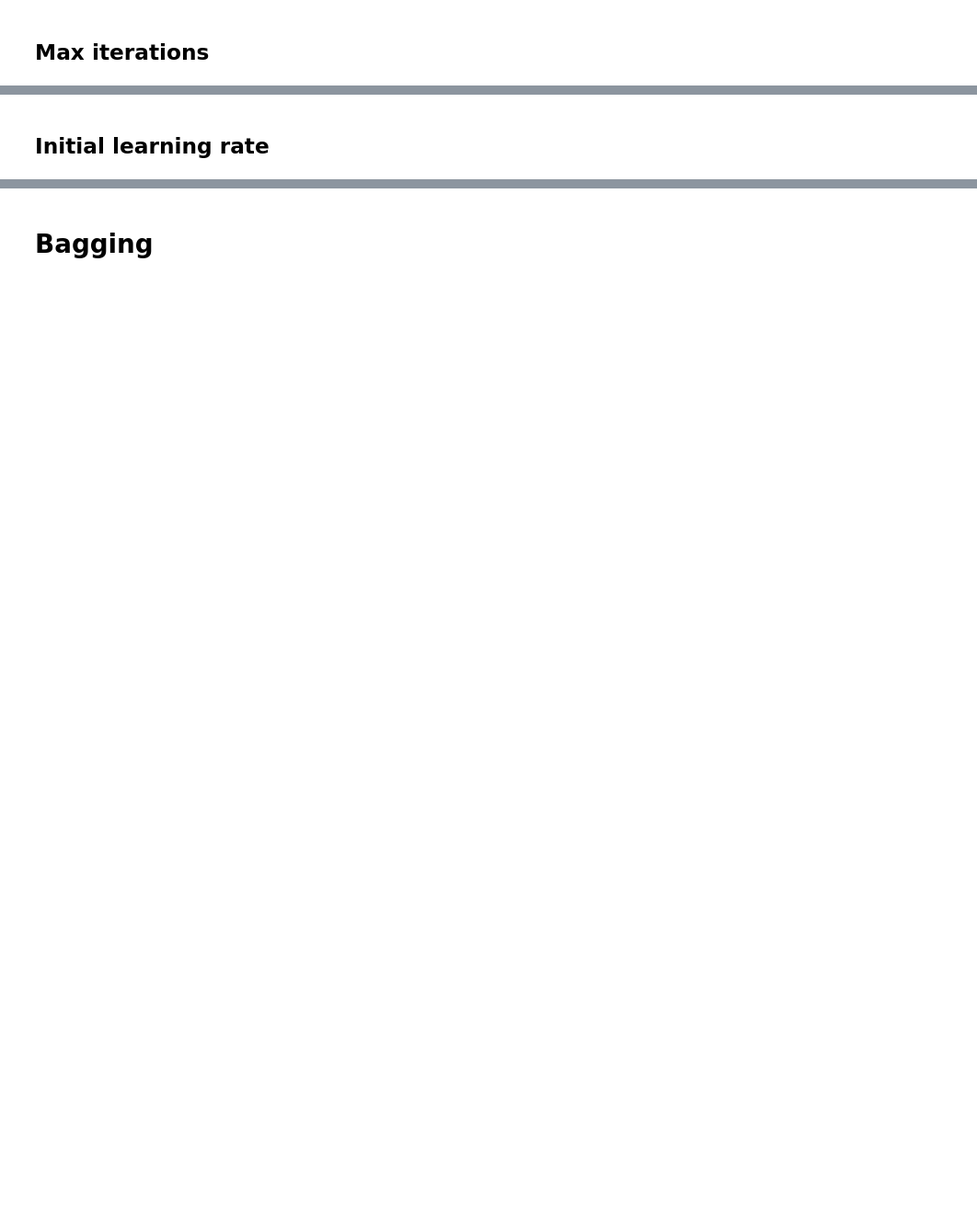
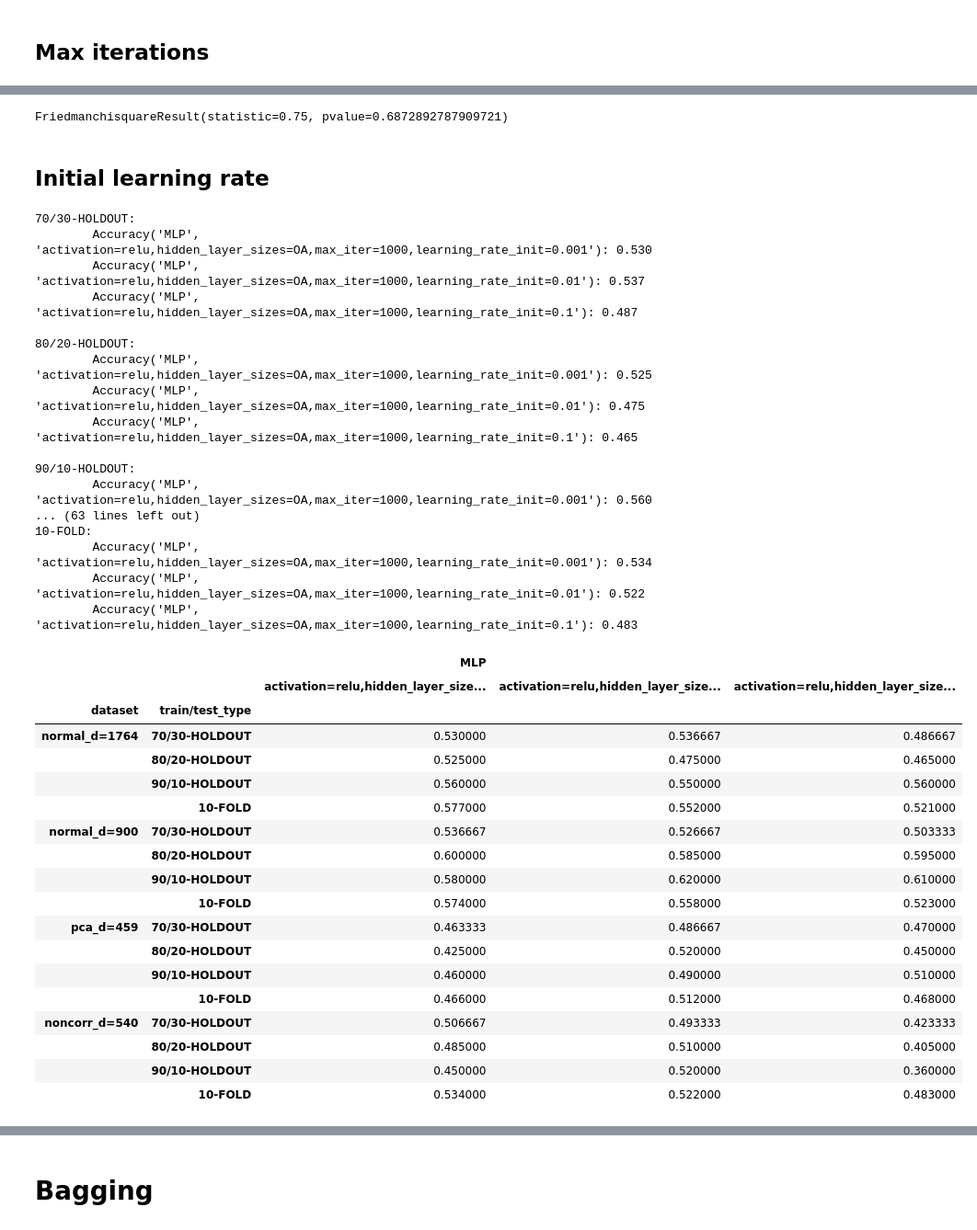
Before and after one commit to BrunoRammon/gato-cachorro_classificacao_de_racas, a Jupyter notebook: train_validate_models.ipynb, the cells around one changed output, grey strips where cells are left out. Shown at 92% size. Saved outputs shown, nothing was run; the diff lists cells and outputs as text; code cells hidden in the pictures; blank space fills up the shorter version.

```diff
--- a/train_validate_models.ipynb
+++ b/train_validate_models.ipynb
@@ -862,9 +886,50 @@ df_acc_mlp_it.describe()
+# %%
+stats.friedmanchisquare(*[df_acc_mlp_it[col] for col in df_acc_mlp_it.columns])
+# %% [output]
+FriedmanchisquareResult(statistic=0.75, pvalue=0.6872892787909721)
 # %% [markdown]
 ## Initial learning rate
 # %%
-params = {'activation':['relu'],'hidden_layer_sizes':['A'],
+params = {'activation':['relu'],'hidden_layer_sizes':['OA'],
           'max_iter':[1000],'learning_rate_init':[0.001,0.01,0.1]}
 df_acc_mlp_lr = df_accuracies(X_all,y_all,names_datasets,scalers,classifier,
               hyperparams=params,verbose=True)
 df_acc_mlp_lr
+# %% [output]
+70/30-HOLDOUT:
+        Accuracy('MLP', 'activation=relu,hidden_layer_sizes=OA,max_iter=1000,learning_rate_init=0.001'): 0.530
+        Accuracy('MLP', 'activation=relu,hidden_layer_sizes=OA,max_iter=1000,learning_rate_init=0.01'): 0.537
+        Accuracy('MLP', 'activation=relu,hidden_layer_sizes=OA,max_iter=1000,learning_rate_init=0.1'): 0.487
+
+80/20-HOLDOUT:
+        Accuracy('MLP', 'activation=relu,hidden_layer_sizes=OA,max_iter=1000,learning_rate_init=0.001'): 0.525
+        Accuracy('MLP', 'activation=relu,hidden_layer_sizes=OA,max_iter=1000,learning_rate_init=0.01'): 0.475
+        Accuracy('MLP', 'activation=relu,hidden_layer_sizes=OA,max_iter=1000,learning_rate_init=0.1'): 0.465
+
+90/10-HOLDOUT:
+        Accuracy('MLP', 'activation=relu,hidden_layer_sizes=OA,max_iter=1000,learning_rate_init=0.001'): 0.560
+... (63 lines left out)
+10-FOLD:
+        Accuracy('MLP', 'activation=relu,hidden_layer_sizes=OA,max_iter=1000,learning_rate_init=0.001'): 0.534
+        Accuracy('MLP', 'activation=relu,hidden_layer_sizes=OA,max_iter=1000,learning_rate_init=0.01'): 0.522
+        Accuracy('MLP', 'activation=relu,hidden_layer_sizes=OA,max_iter=1000,learning_rate_init=0.1'): 0.483
+|  |  | MLP |  |  |
+|  |  | activation=relu,hidden_layer_size... | activation=relu,hidden_layer_size... | activation=relu,hidden_layer_size... |
+| dataset | train/test_type |  |  |  |
+| normal_d=1764 | 70/30-HOLDOUT | 0.530000 | 0.536667 | 0.486667 |
+|  | 80/20-HOLDOUT | 0.525000 | 0.475000 | 0.465000 |
+|  | 90/10-HOLDOUT | 0.560000 | 0.550000 | 0.560000 |
+|  | 10-FOLD | 0.577000 | 0.552000 | 0.521000 |
+| normal_d=900 | 70/30-HOLDOUT | 0.536667 | 0.526667 | 0.503333 |
+|  | 80/20-HOLDOUT | 0.600000 | 0.585000 | 0.595000 |
+|  | 90/10-HOLDOUT | 0.580000 | 0.620000 | 0.610000 |
+|  | 10-FOLD | 0.574000 | 0.558000 | 0.523000 |
+| pca_d=459 | 70/30-HOLDOUT | 0.463333 | 0.486667 | 0.470000 |
+|  | 80/20-HOLDOUT | 0.425000 | 0.520000 | 0.450000 |
+|  | 90/10-HOLDOUT | 0.460000 | 0.490000 | 0.510000 |
+|  | 10-FOLD | 0.466000 | 0.512000 | 0.468000 |
+| noncorr_d=540 | 70/30-HOLDOUT | 0.506667 | 0.493333 | 0.423333 |
+|  | 80/20-HOLDOUT | 0.485000 | 0.510000 | 0.405000 |
+|  | 90/10-HOLDOUT | 0.450000 | 0.520000 | 0.360000 |
+|  | 10-FOLD | 0.534000 | 0.522000 | 0.483000 |
 # %%
```
Also changed, not shown: parts of 30 cells of this notebook, 11 other files.
